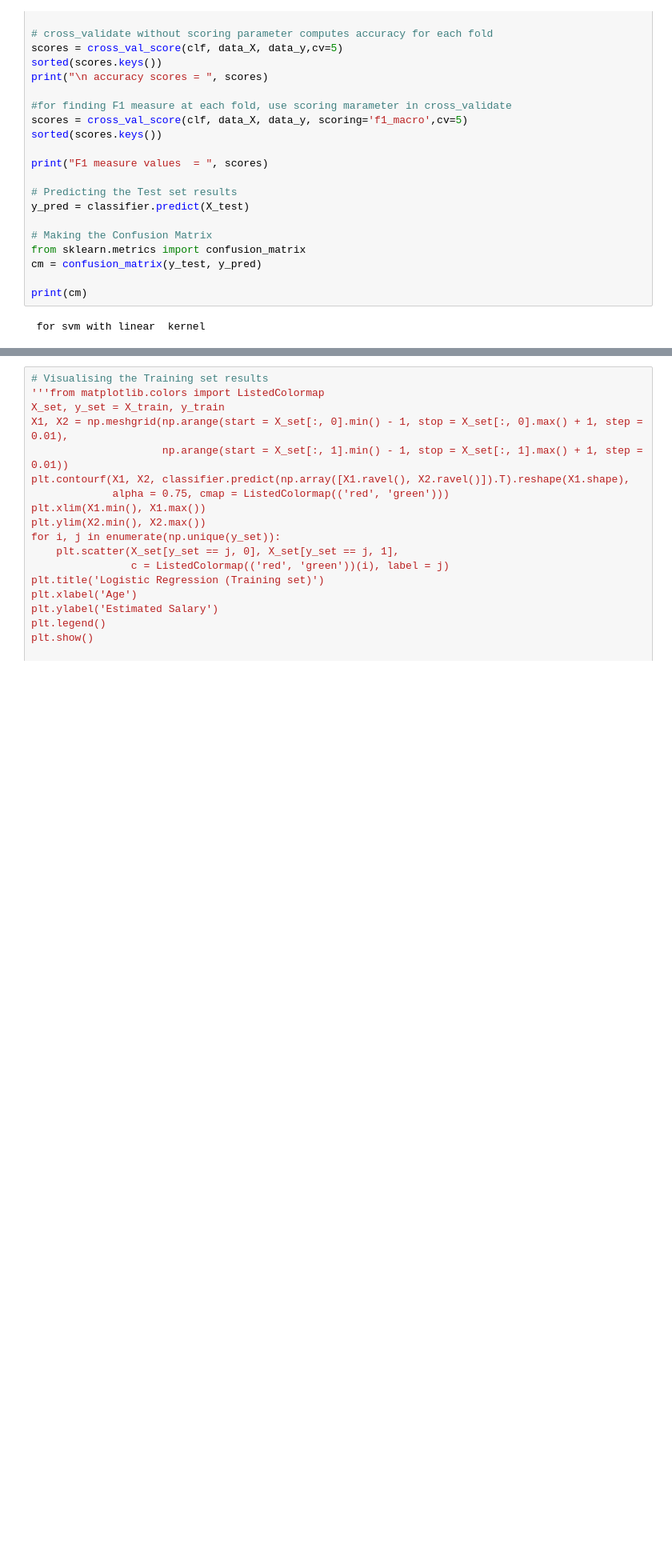
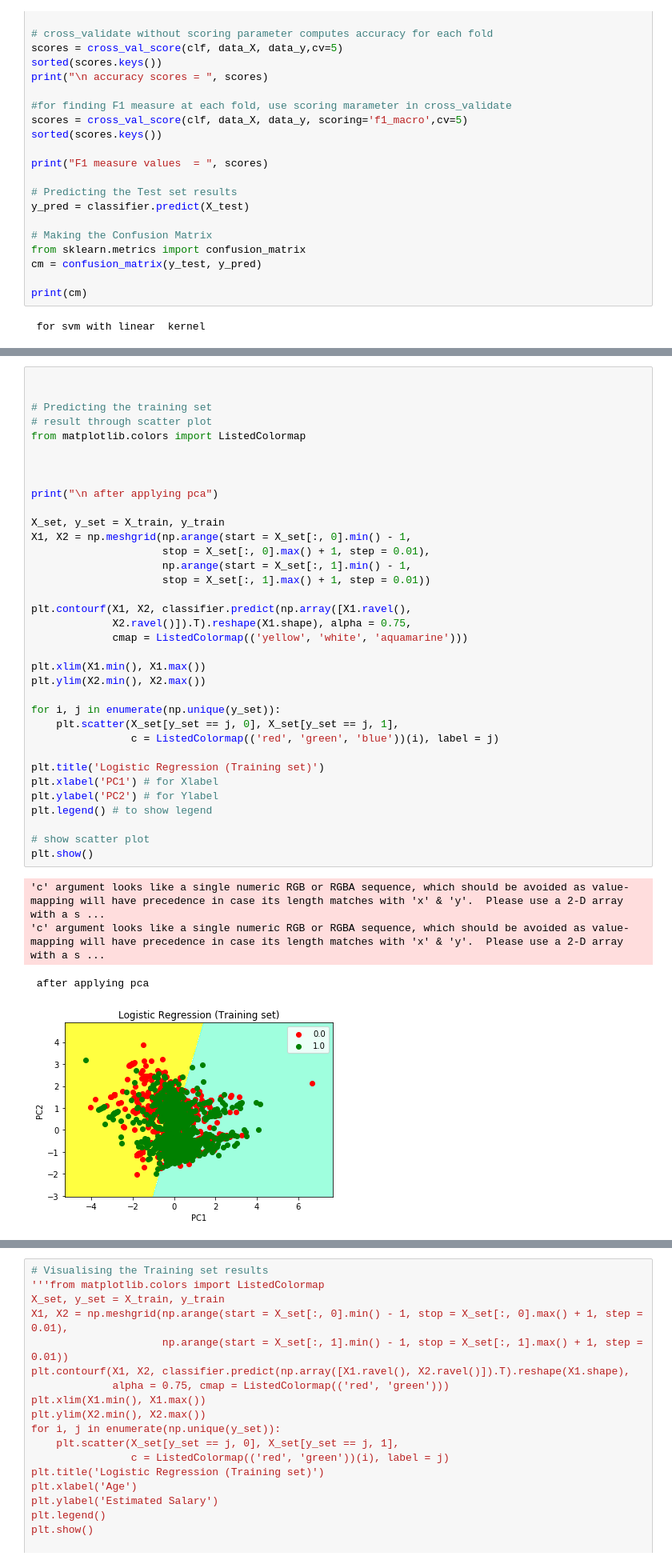
Before and after one commit to Prakface/Practice, a Jupyter notebook: ApplyingExisting1.ipynb, the cells around one changed output, grey strips where cells are left out. Shown at 80% size. Drawn from its saved outputs; the diff is of its cells as text; blank space fills up the shorter version.

```diff
--- a/ApplyingExisting1.ipynb
+++ b/ApplyingExisting1.ipynb
@@ -212,0 +466,40 @@ print(cm)
+# %%
+
+
+# Predicting the training set
+# result through scatter plot
+from matplotlib.colors import ListedColormap
+
+
+
+print("\n after applying pca")
+
+X_set, y_set = X_train, y_train
+X1, X2 = np.meshgrid(np.arange(start = X_set[:, 0].min() - 1,
+                     stop = X_set[:, 0].max() + 1, step = 0.01),
+                     np.arange(start = X_set[:, 1].min() - 1,
+                     stop = X_set[:, 1].max() + 1, step = 0.01))
+
+plt.contourf(X1, X2, classifier.predict(np.array([X1.ravel(),
+             X2.ravel()]).T).reshape(X1.shape), alpha = 0.75,
+             cmap = ListedColormap(('yellow', 'white', 'aquamarine')))
+
+plt.xlim(X1.min(), X1.max())
+plt.ylim(X2.min(), X2.max())
+
+for i, j in enumerate(np.unique(y_set)):
+    plt.scatter(X_set[y_set == j, 0], X_set[y_set == j, 1],
+                c = ListedColormap(('red', 'green', 'blue'))(i), label = j)
+
+plt.title('Logistic Regression (Training set)')
+plt.xlabel('PC1') # for Xlabel
+plt.ylabel('PC2') # for Ylabel
+plt.legend() # to show legend
+
+# show scatter plot
+plt.show()
+# %% [output]
+'c' argument looks like a single numeric RGB or RGBA sequence, which should be avoided as value-mapping will have precedence in case its length matches with 'x' & 'y'.  Please use a 2-D array with a s ...
+'c' argument looks like a single numeric RGB or RGBA sequence, which should be avoided as value-mapping will have precedence in case its length matches with 'x' & 'y'.  Please use a 2-D array with a s ...
+ after applying pca
+[figure, added]
```
Also changed, not shown: parts of 9 cells of this notebook.
